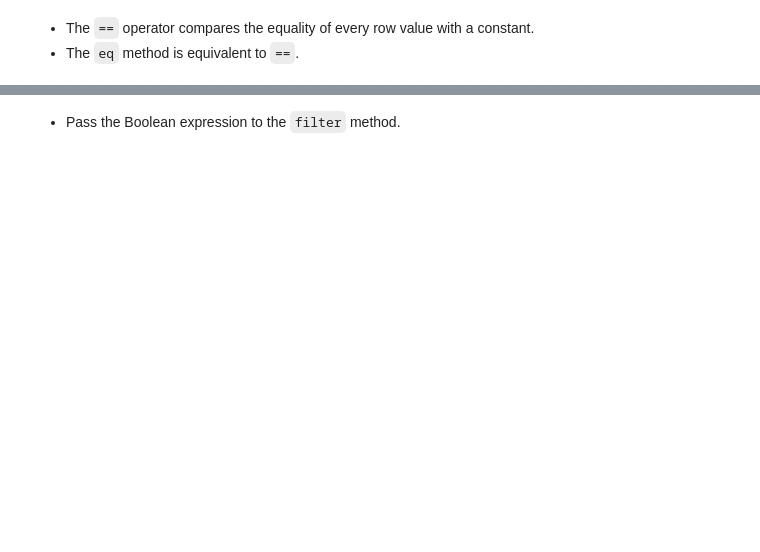
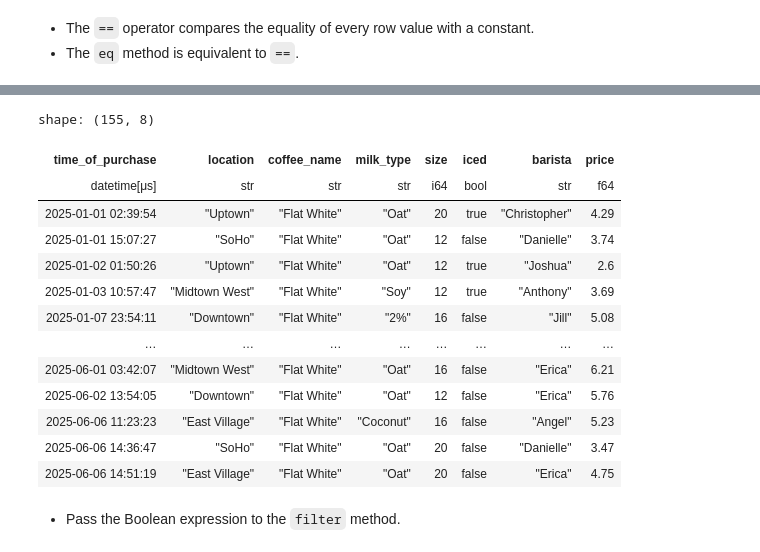
Before and after one commit to yaowenqiang/Data-Analysis-with-Polars-and-Python, a Jupyter notebook: incomplete/06 - DataFrames III - Filtering.ipynb, the cells around one changed output, grey strips where cells are left out. Cells and saved outputs as stored; diff of their text form; code cells hidden in the pictures; blank space fills up the shorter version.

Commit message:
add filter note

```diff
--- a/incomplete/06 - DataFrames III - Filtering.ipynb
+++ b/incomplete/06 - DataFrames III - Filtering.ipynb
@@ -6,6 +8,8 @@
 - The `coffee_sales` CSV stores transactions for a fictional coffee shop.
 - Polars will import the `time_of_purchase` column as strings.
 - Use the `try_parse_dates` parameter to parse string columns as datetimes.
+# %%
+coffees = pl.read_csv("coffee_sales.csv", try_parse_dates=True).sort("time_of_purchase")
 # %% [markdown]
 ## The filter Method
 - The `filter` method extracts a subset of `DataFrame` rows that satisfy a condition.
@@ -19,2 +63,20 @@
+# %%
+is_flat_white = pl.col("coffee_name").eq("Flat White")
+coffees.filter(is_flat_white)
+# %% [output]
+shape: (155, 8)
+| time_of_purchase | location | coffee_name | milk_type | size | iced | barista | price |
+| datetime[μs] | str | str | str | i64 | bool | str | f64 |
+| 2025-01-01 02:39:54 | "Uptown" | "Flat White" | "Oat" | 20 | true | "Christopher" | 4.29 |
+| 2025-01-01 15:07:27 | "SoHo" | "Flat White" | "Oat" | 12 | false | "Danielle" | 3.74 |
+| 2025-01-02 01:50:26 | "Uptown" | "Flat White" | "Oat" | 12 | true | "Joshua" | 2.6 |
+| 2025-01-03 10:57:47 | "Midtown West" | "Flat White" | "Soy" | 12 | true | "Anthony" | 3.69 |
+| 2025-01-07 23:54:11 | "Downtown" | "Flat White" | "2%" | 16 | false | "Jill" | 5.08 |
+| … | … | … | … | … | … | … | … |
+| 2025-06-01 03:42:07 | "Midtown West" | "Flat White" | "Oat" | 16 | false | "Erica" | 6.21 |
+| 2025-06-02 13:54:05 | "Downtown" | "Flat White" | "Oat" | 12 | false | "Erica" | 5.76 |
+| 2025-06-06 11:23:23 | "East Village" | "Flat White" | "Coconut" | 16 | false | "Angel" | 5.23 |
+| 2025-06-06 14:36:47 | "SoHo" | "Flat White" | "Oat" | 20 | false | "Danielle" | 3.47 |
+| 2025-06-06 14:51:19 | "East Village" | "Flat White" | "Oat" | 20 | false | "Erica" | 4.75 |
 # %% [markdown]
 - Pass the Boolean expression to the `filter` method.
```
Also changed, not shown: parts of 6 cells of this notebook.
